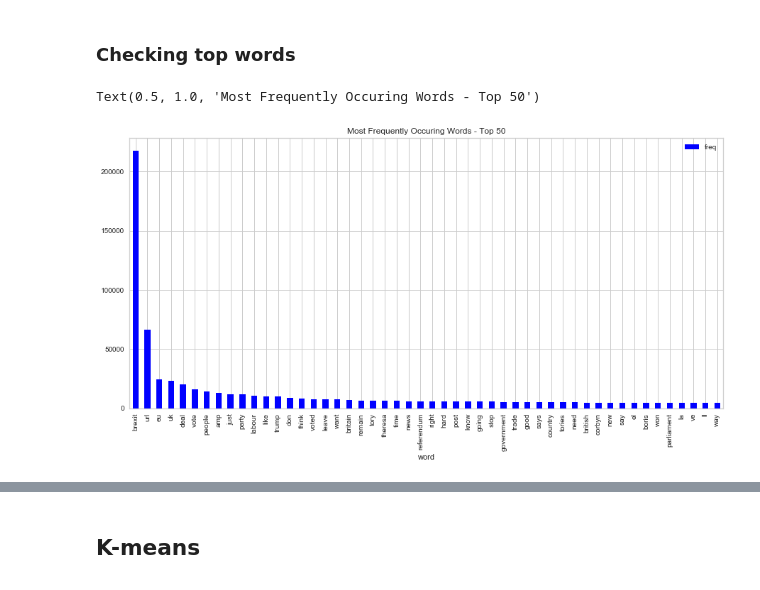
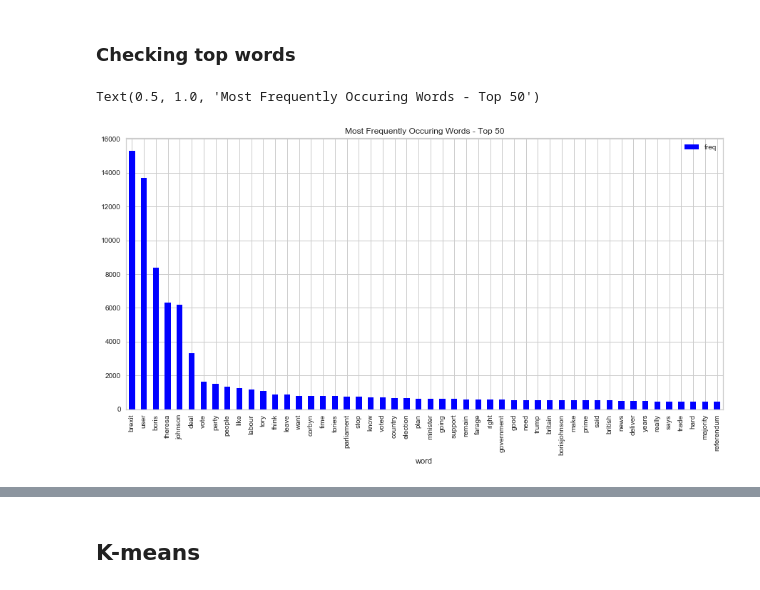
Before and after one commit to ta-data-lis/final-project, a Jupyter notebook: your-project/eda.ipynb, the cells around one changed output, grey strips where cells are left out. Cells and saved outputs as stored; diff of their text form; code cells hidden in the pictures.

```diff
--- a/your-project/eda.ipynb
+++ b/your-project/eda.ipynb
@@ -207,3 +201,5 @@ df['text_processed_vector'] = df['text'].apply(replace_urls)
 # %%
-df['text_processed'] = df['text'].apply(clean_up).apply(tokenize).apply(stem_and_lemmatize)\
+df_mb['text_processed'] = df_mb['text'].apply(clean_up).apply(tokenize).apply(stem_and_lemmatize)\
                        .apply(remove_stopwords)
+# %%
+df_mb['clean_text'] = [' '.join(map(str, l)) for l in df_mb['text_processed']]
@@ -209,0 +208,4 @@ df['text_processed'] = df['text'].apply(clean_up).apply(tokenize).apply(stem_and
+# %%
+df_mb['POSTags'] = pos_tag_sents(df_mb['clean_text'].apply(word_tokenize).tolist())
+# %%
+df_mb = df_mb[['date','text','text_wturls','text_processed','clean_text','pm']]
@@ -211,17 +229,17 @@ df['text_processed'] = df['text'].apply(clean_up).apply(tokenize).apply(stem_and
 ### Checking top words
 # %%
 cv = CountVectorizer(stop_words = 'english')
-words = cv.fit_transform(df['text_processed_vector'])
+words = cv.fit_transform(df_mb['clean_text'])
 
 sum_words = words.sum(axis=0)
 
 words_freq = [(word, sum_words[0, i]) for word, i in cv.vocabulary_.items()]
 words_freq = sorted(words_freq, key = lambda x: x[1], reverse = True)
 
 frequency = pd.DataFrame(words_freq, columns=['word', 'freq'])
 
 frequency.head(50).plot(x='word', y='freq', kind='bar', figsize=(15, 7), color = 'blue')
 plt.title("Most Frequently Occuring Words - Top 50")
 # %% [output]
 Text(0.5, 1.0, 'Most Frequently Occuring Words - Top 50')
-[figure, old version]
+[figure, new version]
```
Also changed, not shown: parts of 32 cells of this notebook.
